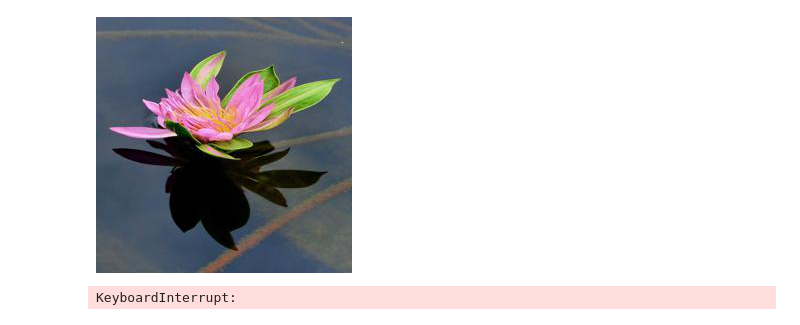
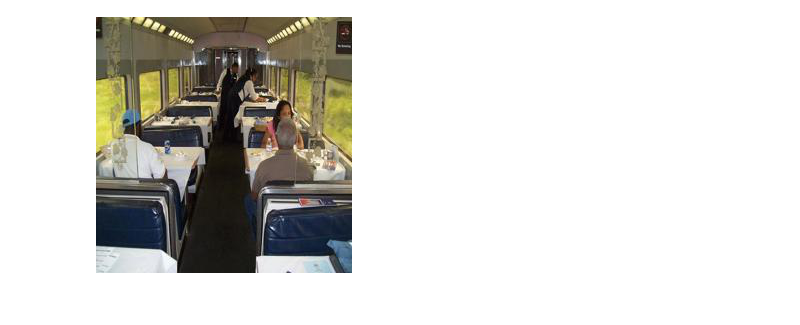
Before and after one commit to laphon/image_colorization, a Jupyter notebook: image_color_.ipynb, the cells around one changed output. Saved outputs shown, nothing was run; the diff lists cells and outputs as text; code cells hidden in the pictures.

```diff
--- a/image_color_.ipynb
+++ b/image_color_.ipynb
@@ -181,13 +181,13 @@ def get_datasets(dataset_path):
     test_size = len(dataset) - train_size
     return torch.utils.data.random_split(dataset, [train_size, test_size])
 # %%
-places365_train, places365_test = get_datasets("places365_standard/")
+places365_train, places365_test = get_datasets("data_256_extra")
 # %%
 wikiart_train, wikiart_test = get_datasets("wikiart/")
 # %%
-T.ToPILImage()(places365_train[12][0])
+T.ToPILImage()(places365_train[13][0])
 # %% [output]
-[figure, old version]
+[figure, new version]
 # %%
 gray_scale = T.Grayscale()
 checkpoint_path = 'models/auto_color.pth'
@@ -238,11 +245,6 @@ def train(model, extractor, train_dataset, plot_name, num_batches=10, batch_size
         plt.ylabel("loss")
         plt.savefig(plot_name)
         plt.close('all')
-# %%
-for e in range(1000):
-    train(model, extractor, places365_train, num_batches=1, epochs=1, lr=0.01, plot_name=f"losses_epoch={e}")
-# %% [output]
-KeyboardInterrupt:
 # %%
 len(places365_train)
 # %% [output]
```
Also changed, not shown: parts of 16 cells of this notebook, 1 other file.
